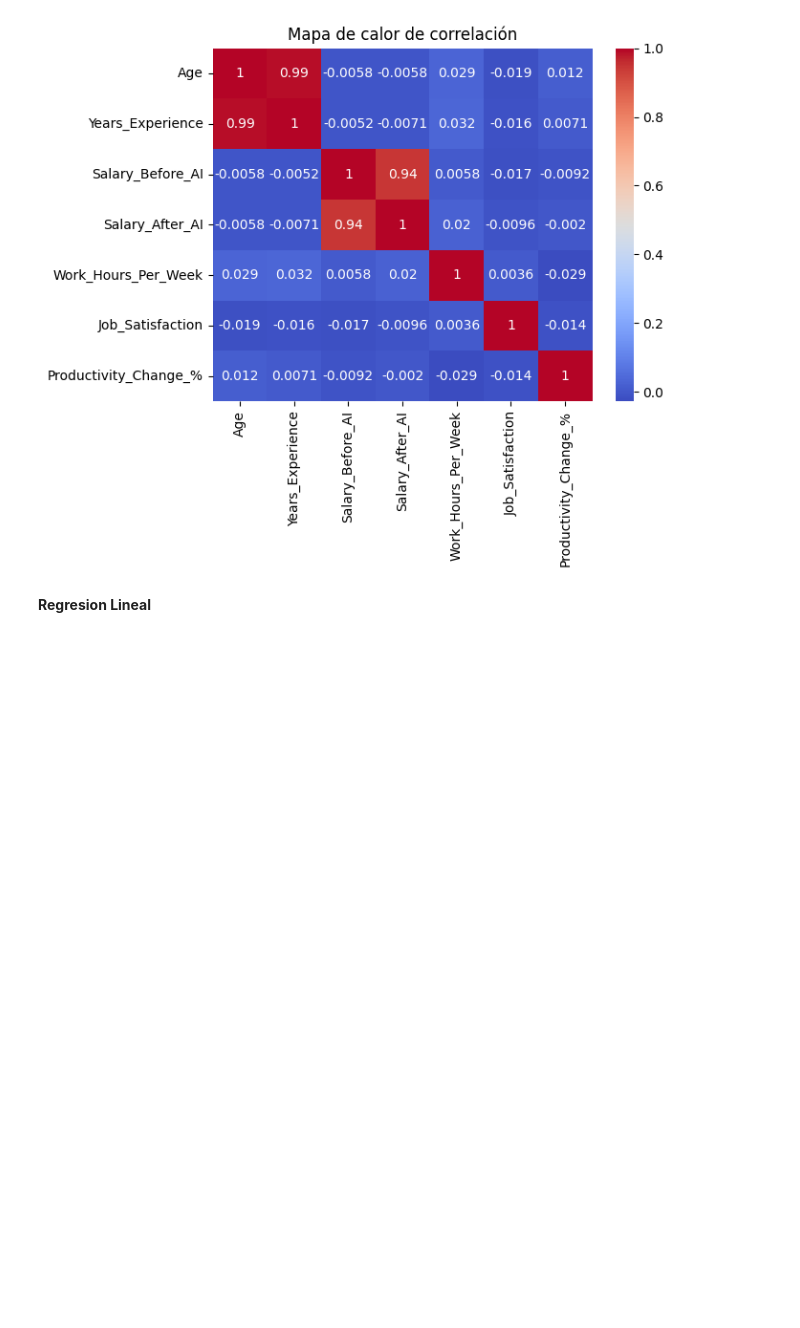
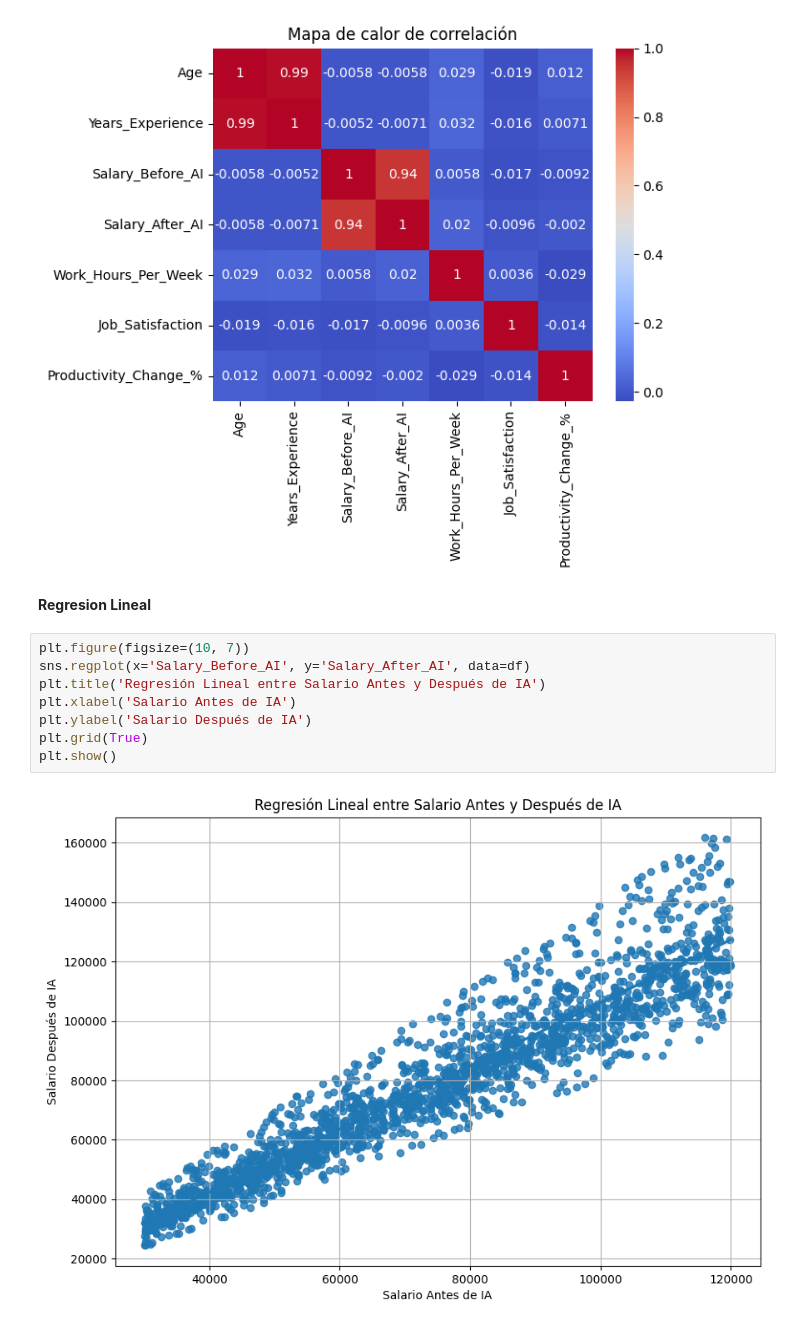
Before and after one commit to sacortez-he/Mineria-de-datos-Ev1, a Jupyter notebook: ia.ipynb, the cells around one changed output. Saved outputs shown, nothing was run; the diff lists cells and outputs as text; blank space fills up the shorter version.

Commit message:
Realizacion del modelo de regresion lineal

```diff
--- a/ia.ipynb
+++ b/ia.ipynb
@@ -275,3 +290,13 @@ plt.show()
 [figure]
 # %% [markdown]
 **Regresion Lineal**
+# %%
+plt.figure(figsize=(10, 7))
+sns.regplot(x='Salary_Before_AI', y='Salary_After_AI', data=df)
+plt.title('Regresión Lineal entre Salario Antes y Después de IA')
+plt.xlabel('Salario Antes de IA')
+plt.ylabel('Salario Después de IA')
+plt.grid(True)
+plt.show()
+# %% [output]
+[figure, added]
```
Also changed, not shown: parts of 5 cells of this notebook.
